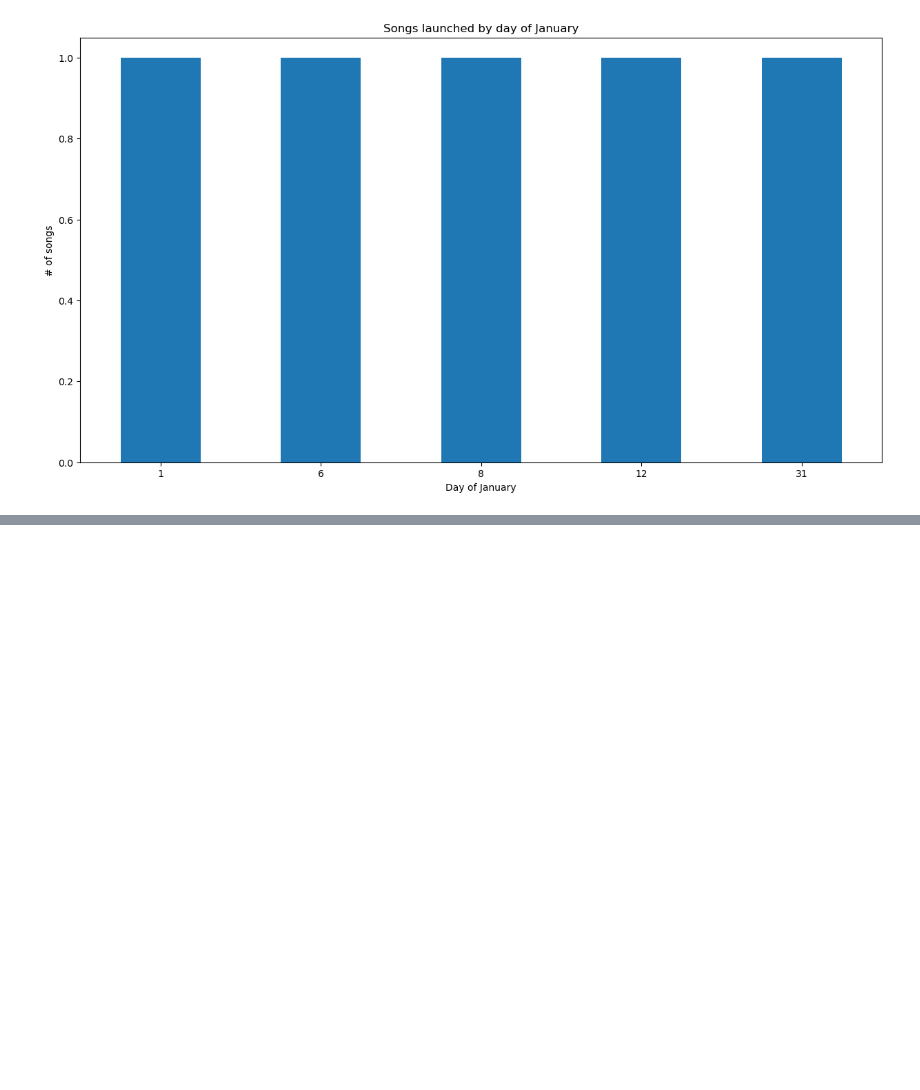
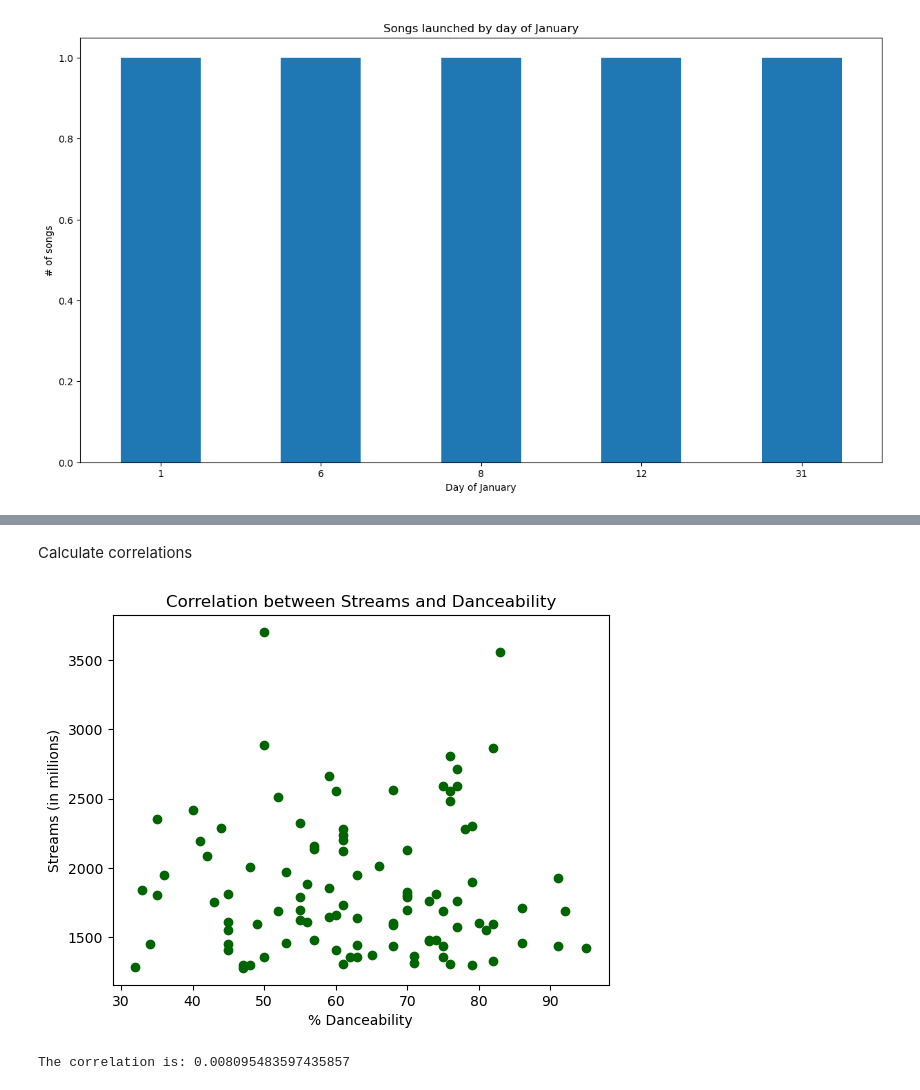
Before and after one commit to luisrodriguezror/project1, a Jupyter notebook: Final_Code.ipynb, the cells around one changed output, grey strips where cells are left out. Cells and saved outputs as stored; diff of their text form; code cells hidden in the pictures; blank space fills up the shorter version.

```diff
--- a/Final_Code.ipynb
+++ b/Final_Code.ipynb
@@ -412,0 +435,16 @@ plt.show()
+# %% [markdown]
+Calculate correlations
+# %%
+
+plt.scatter(top100_streams_df["danceability_%"],top100_streams_df["streams mil"], color='darkgreen')
+plt.xlabel('% Danceability')
+plt.ylabel('Streams (in millions)')
+plt.title('Correlation between Streams and Danceability')
+plt.show()
+
+coef_corr = top100_streams_df["danceability_%"].corr(top100_streams_df["streams mil"])
+
+print("The correlation is:", coef_corr)
+# %% [output]
+[figure, added]
+The correlation is: 0.008095483597435857
```
Also changed, not shown: parts of 14 cells of this notebook.
